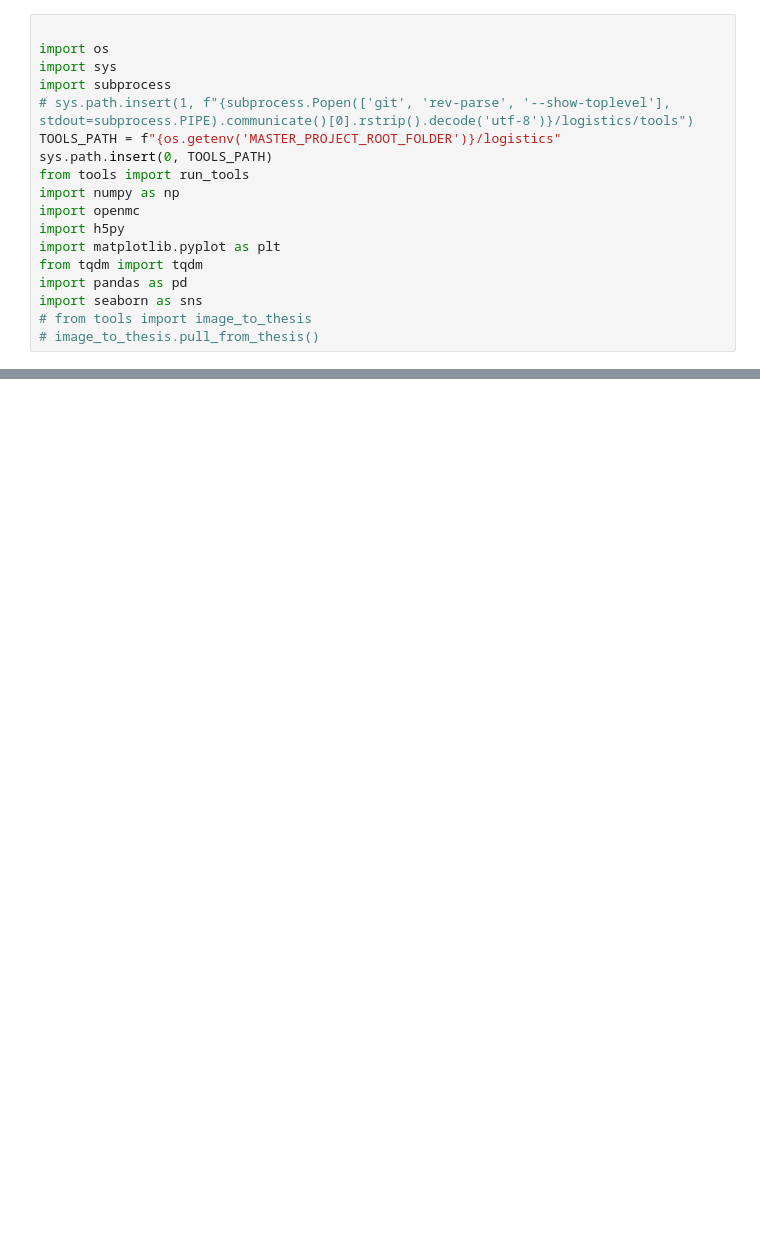
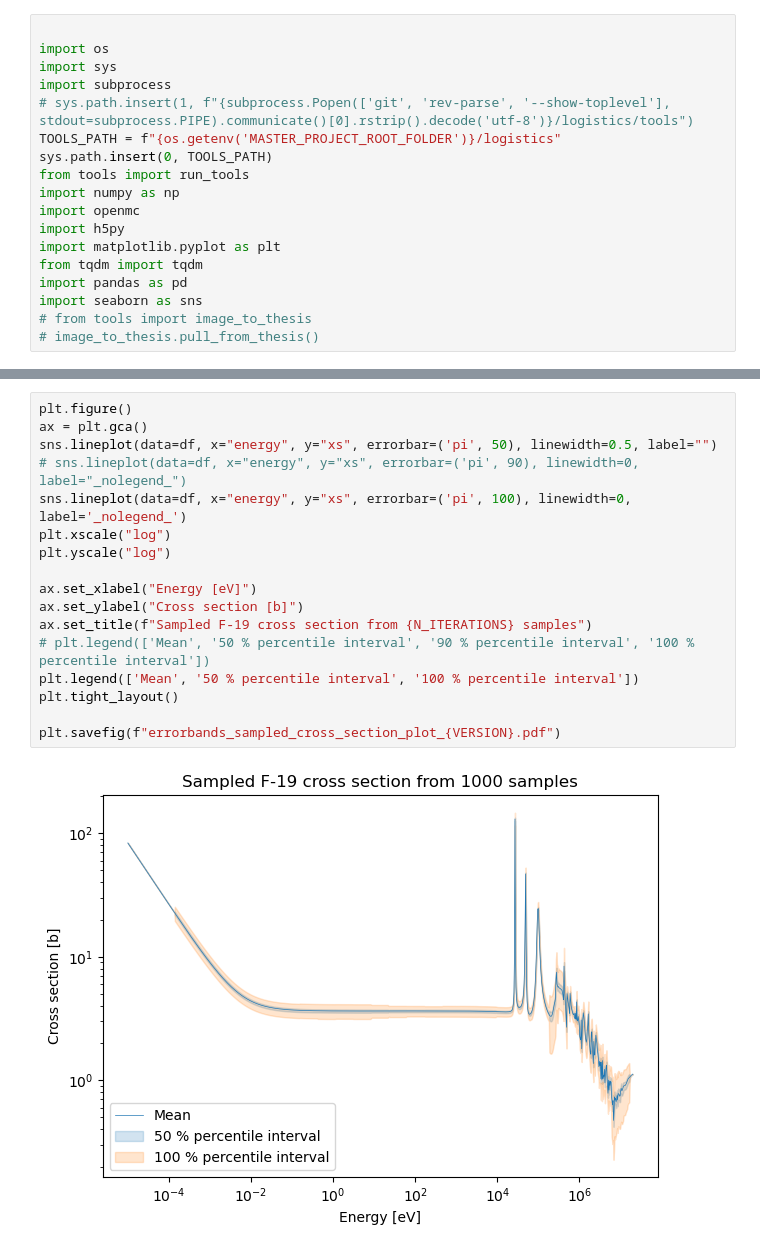
Before and after one commit to Kladdy/master-project, a Jupyter notebook: report_plots/results/sampled_cross_section_plot.ipynb, the cells around one changed output, grey strips where cells are left out. Drawn from its saved outputs; the diff is of its cells as text; blank space fills up the shorter version.

```diff
--- a/report_plots/results/sampled_cross_section_plot.ipynb
+++ b/report_plots/results/sampled_cross_section_plot.ipynb
@@ -62,0 +85,19 @@ plt.savefig(f"sampled_cross_section_plot_{VERSION}.png", dpi=300)
+# %%
+plt.figure()
+ax = plt.gca()
+sns.lineplot(data=df, x="energy", y="xs", errorbar=('pi', 50), linewidth=0.5, label="")
+# sns.lineplot(data=df, x="energy", y="xs", errorbar=('pi', 90), linewidth=0, label="_nolegend_")
+sns.lineplot(data=df, x="energy", y="xs", errorbar=('pi', 100), linewidth=0, label='_nolegend_')
+plt.xscale("log")
+plt.yscale("log")
+
+ax.set_xlabel("Energy [eV]")
+ax.set_ylabel("Cross section [b]")
+ax.set_title(f"Sampled F-19 cross section from {N_ITERATIONS} samples")
+# plt.legend(['Mean', '50 % percentile interval', '90 % percentile interval', '100 % percentile interval'])
+plt.legend(['Mean', '50 % percentile interval', '100 % percentile interval'])
+plt.tight_layout()
+
+plt.savefig(f"errorbands_sampled_cross_section_plot_{VERSION}.pdf")
+# %% [output]
+[figure, added]
```
Also changed, not shown: parts of 2 cells of this notebook, 17 other files.
